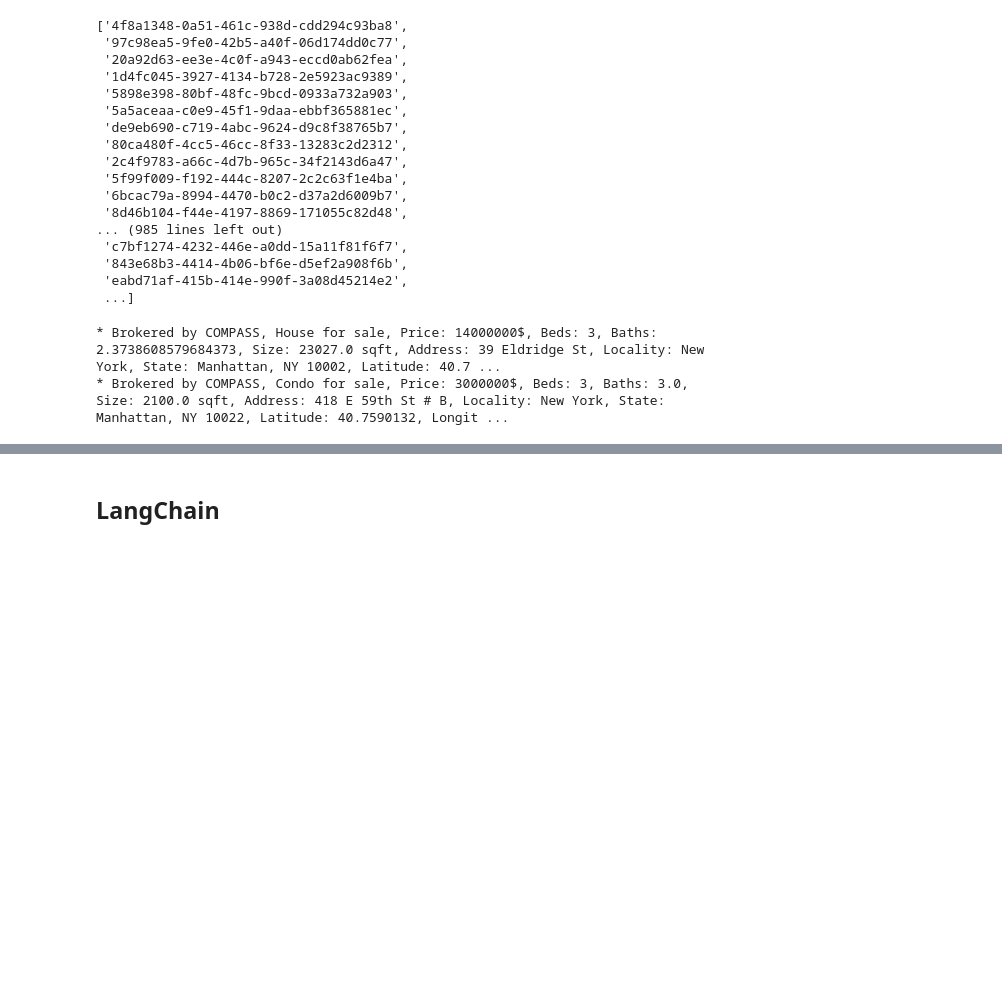
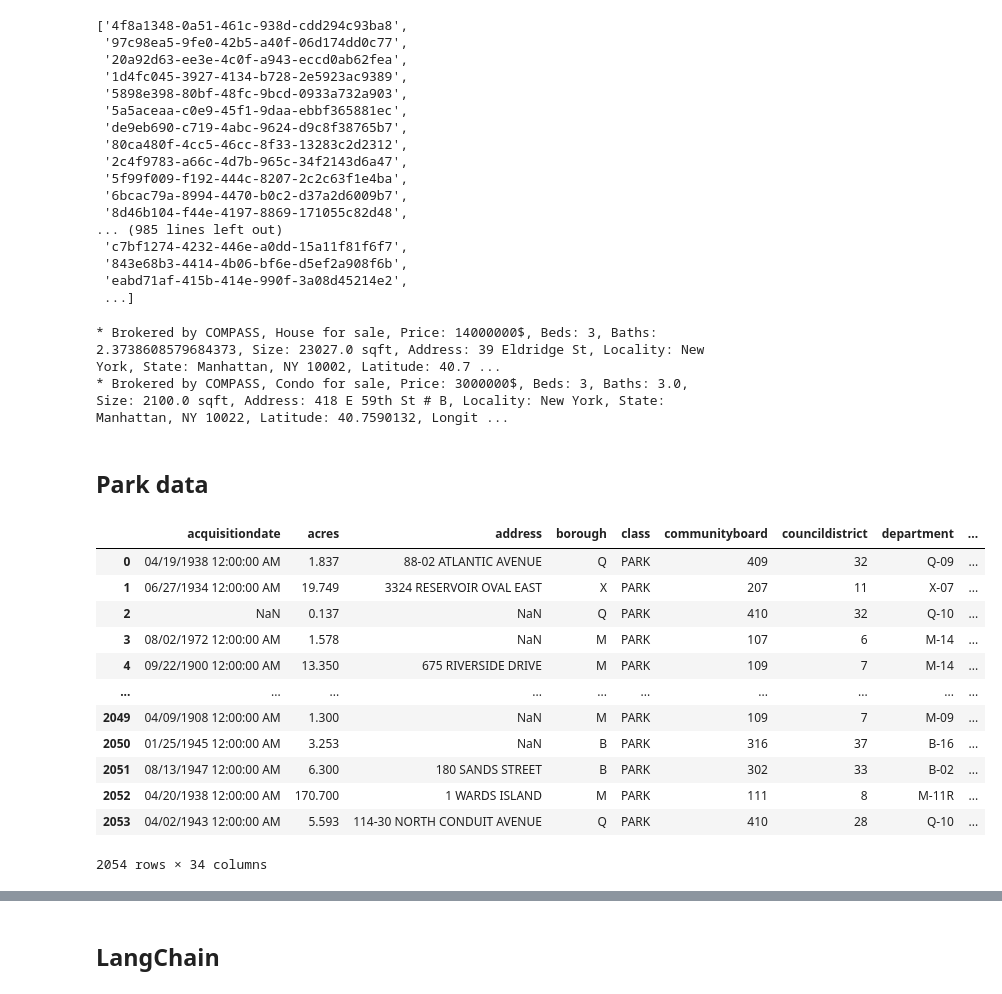
Before and after one commit to Gianlu01k/RealEstatePro, a Jupyter notebook: main.ipynb, the cells around one changed output, grey strips where cells are left out. Saved outputs shown, nothing was run; the diff lists cells and outputs as text; code cells hidden in the pictures; blank space fills up the shorter version.

Commit message:
Park infos added

```diff
--- a/main.ipynb
+++ b/main.ipynb
@@ -171,3 +173,26 @@ for res in results:
 * Brokered by COMPASS, Condo for sale, Price: 3000000$, Beds: 3, Baths: 3.0, Size: 2100.0 sqft, Address: 418 E 59th St # B, Locality: New York, State: Manhattan, NY 10022, Latitude: 40.7590132, Longit ...
 # %%
 vector_store.save_local("faiss_index_dir")
+# %% [markdown]
+## Park data
+# %%
+df_park = pd.read_csv('Parks_Properties_20251011.csv')
+# %%
+#lowercase all columns
+df_park.columns = [col.lower() for col in df_park.columns]
+# %%
+df_park
+# %% [output]
+|  | acquisitiondate | acres | address | borough | class | communityboard | councildistrict | department | ... |
+| 0 | 04/19/1938 12:00:00 AM | 1.837 | 88-02 ATLANTIC AVENUE | Q | PARK | 409 | 32 | Q-09 | ... |
+| 1 | 06/27/1934 12:00:00 AM | 19.749 | 3324 RESERVOIR OVAL EAST | X | PARK | 207 | 11 | X-07 | ... |
+| 2 | NaN | 0.137 | NaN | Q | PARK | 410 | 32 | Q-10 | ... |
+| 3 | 08/02/1972 12:00:00 AM | 1.578 | NaN | M | PARK | 107 | 6 | M-14 | ... |
+| 4 | 09/22/1900 12:00:00 AM | 13.350 | 675 RIVERSIDE DRIVE | M | PARK | 109 | 7 | M-14 | ... |
+| ... | ... | ... | ... | ... | ... | ... | ... | ... | ... |
+| 2049 | 04/09/1908 12:00:00 AM | 1.300 | NaN | M | PARK | 109 | 7 | M-09 | ... |
+| 2050 | 01/25/1945 12:00:00 AM | 3.253 | NaN | B | PARK | 316 | 37 | B-16 | ... |
+| 2051 | 08/13/1947 12:00:00 AM | 6.300 | 180 SANDS STREET | B | PARK | 302 | 33 | B-02 | ... |
+| 2052 | 04/20/1938 12:00:00 AM | 170.700 | 1 WARDS ISLAND | M | PARK | 111 | 8 | M-11R | ... |
+| 2053 | 04/02/1943 12:00:00 AM | 5.593 | 114-30 NORTH CONDUIT AVENUE | Q | PARK | 410 | 28 | Q-10 | ... |
+2054 rows × 34 columns
```
Also changed, not shown: parts of 14 cells of this notebook, 1 other file.
